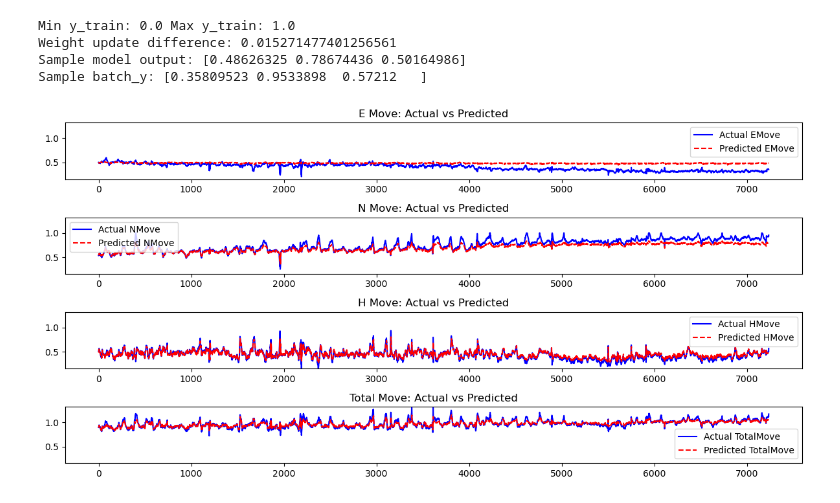
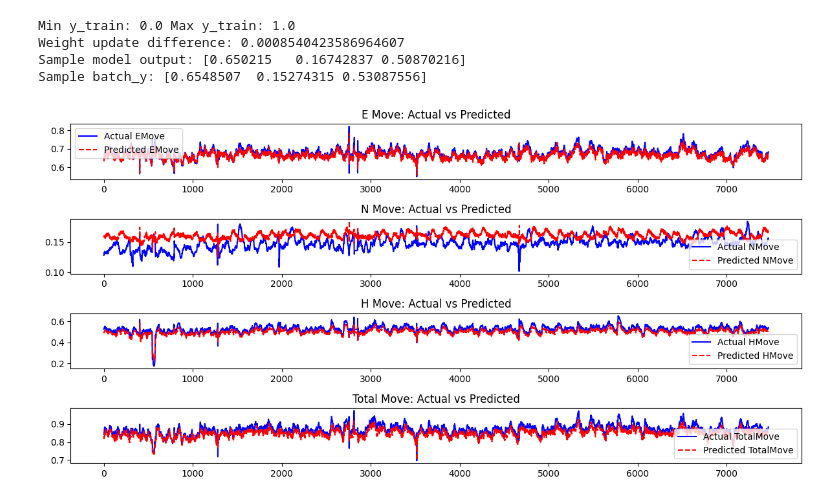
Before and after one commit to andrew76214/Slope-Detection-Taiwan, a Jupyter notebook: GRU.ipynb, the cells around one changed output. Saved outputs shown, nothing was run; the diff lists cells and outputs as text; code cells hidden in the pictures.

```diff
--- a/GRU.ipynb
+++ b/GRU.ipynb
@@ -10,7 +10,7 @@ from torch.utils.data import DataLoader, TensorDataset
 from datetime import timedelta
 # %%
 # Load and preprocess data
-data = pd.read_csv('Data/Taipei/h23-g1.csv', sep=';', parse_dates=['date_time'])
+data = pd.read_csv('Data/Nantou/cn01.csv', sep=';', parse_dates=['date_time'])
 data.set_index('date_time', inplace=True)
 
 # Skip first day
@@ -100,7 +100,7 @@ rollback_limit = 3  # Stop if rollback happens 3 times
 rollback_attempt_counter = 0  # Track consecutive rollback attempts
 
 # Training loop
-epochs = 15
+epochs = 25
 for epoch in range(epochs):
     train_loss = 0
     model.train()
@@ -288,9 +288,9 @@ print("Sample model output:", output[0].detach().numpy())
 print("Sample batch_y:", batch_y[0].detach().numpy())
 # %% [output]
 Min y_train: 0.0 Max y_train: 1.0
-Weight update difference: 0.015271477401256561
-Sample model output: [0.48626325 0.78674436 0.50164986]
-Sample batch_y: [0.35809523 0.9533898  0.57212   ]
+Weight update difference: 0.0008540423586964607
+Sample model output: [0.650215   0.16742837 0.50870216]
+Sample batch_y: [0.6548507  0.15274315 0.53087556]
 # %%
 import matplotlib.pyplot as plt
 
@@ -301,35 +301,35 @@ y_max = max(y_test_trues.max(), y_test_preds.max(), total_move_test_true.max(),
 # Plot predictions vs actual values for  each movement component
 plt.figure(figsize=(12, 6))
 
 plt.subplot(4, 1, 1)
 plt.plot(y_test_trues[:, 0], label="Actual EMove", color='blue')
 plt.plot(y_test_preds[:, 0], label="Predicted EMove", color='red', linestyle='dashed')
 plt.title("E Move: Actual vs Predicted")
-plt.ylim(y_min, y_max)  # Set same y-axis range
+#plt.ylim(y_min, y_max)  # Set same y-axis range
 plt.legend()
 
 plt.subplot(4, 1, 2)
 plt.plot(y_test_trues[:, 1], label="Actual NMove", color='blue')
 plt.plot(y_test_preds[:, 1], label="Predicted NMove", color='red', linestyle='dashed')
 plt.title("N Move: Actual vs Predicted")
-plt.ylim(y_min, y_max)  # Set same y-axis range
+#plt.ylim(y_min, y_max)  # Set same y-axis range
 plt.legend()
 
 plt.subplot(4, 1, 3)
 plt.plot(y_test_trues[:, 2], label="Actual HMove", color='blue')
 plt.plot(y_test_preds[:, 2], label="Predicted HMove", color='red', linestyle='dashed')
 plt.title("H Move: Actual vs Predicted")
-plt.ylim(y_min, y_max)  # Set same y-axis range
+#plt.ylim(y_min, y_max)  # Set same y-axis range
 plt.legend()
 
 plt.subplot(4, 1, 4)
 plt.plot(total_move_test_true, label="Actual TotalMove", color='blue')
 plt.plot(total_move_test_pred, label="Predicted TotalMove", color='red', linestyle='dashed')
 plt.title("Total Move: Actual vs Predicted")
-plt.ylim(y_min, y_max)  # Set same y-axis range
+#plt.ylim(y_min, y_max)  # Set same y-axis range
 plt.legend()
 
 plt.tight_layout()
 plt.show()
 # %% [output]
-[figure, old version]
+[figure, new version]
```
Also changed, not shown: parts of 1 cell of this notebook.
